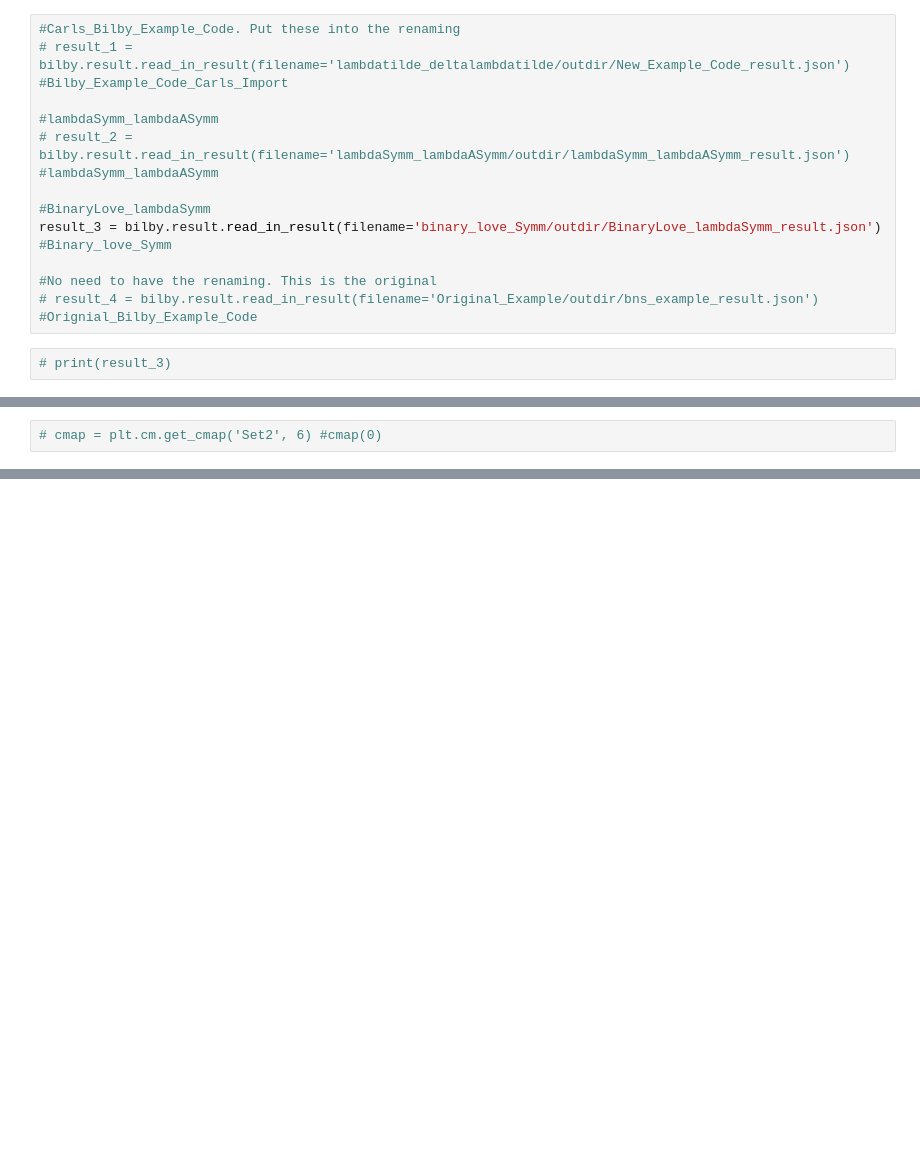
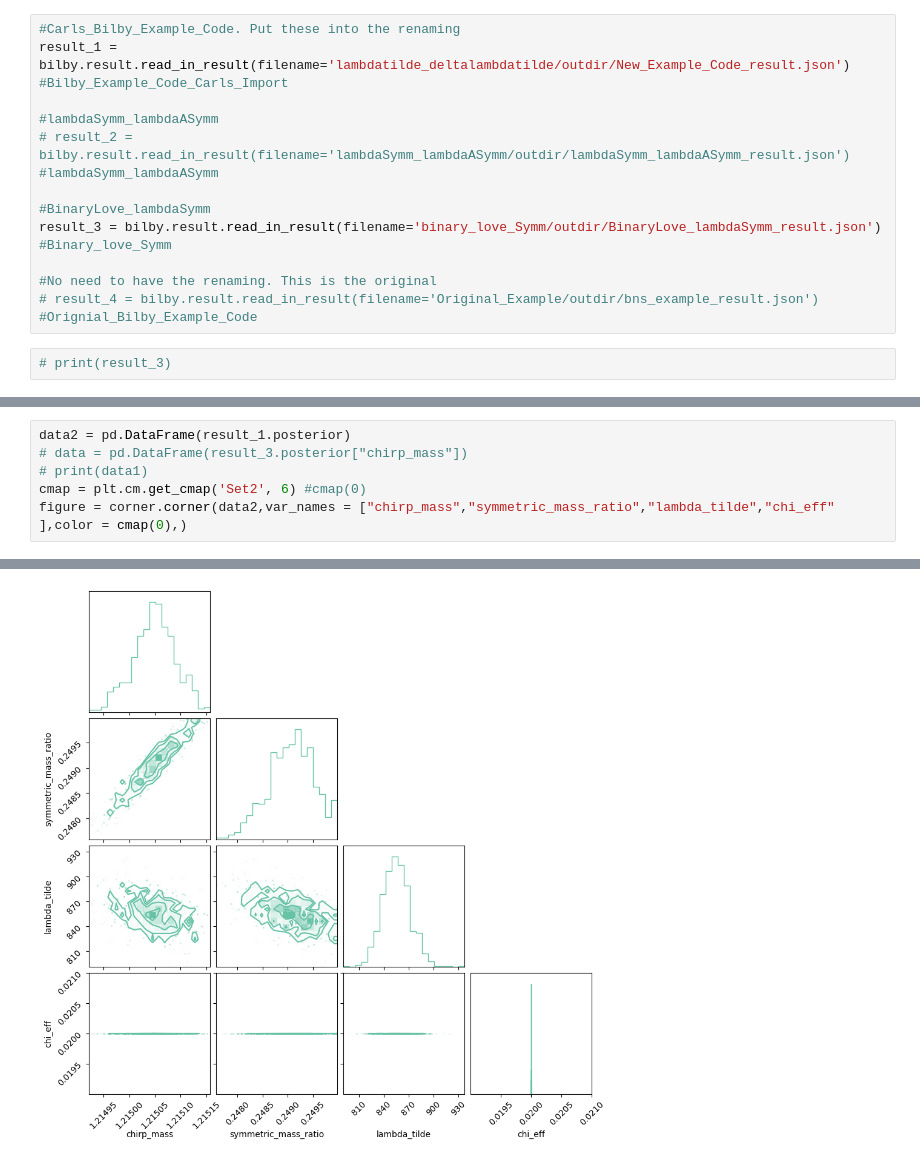
Before and after one commit to daniellmarc/Binary_Love, a Jupyter notebook: CornerPlots.ipynb, the cells around one changed output, grey strips where cells are left out. Saved outputs shown, nothing was run; the diff lists cells and outputs as text; blank space fills up the shorter version.

Commit message:
corner plot for LVK

```diff
--- a/CornerPlots.ipynb
+++ b/CornerPlots.ipynb
@@ -15,7 +15,7 @@ import corner #Uses matplotlib to visualize multidimensional samples using a sca
 import pandas as pd
 # %%
 #Carls_Bilby_Example_Code. Put these into the renaming
-# result_1 = bilby.result.read_in_result(filename='lambdatilde_deltalambdatilde/outdir/New_Example_Code_result.json') #Bilby_Example_Code_Carls_Import
+result_1 = bilby.result.read_in_result(filename='lambdatilde_deltalambdatilde/outdir/New_Example_Code_result.json') #Bilby_Example_Code_Carls_Import
 
 #lambdaSymm_lambdaASymm
 # result_2 = bilby.result.read_in_result(filename='lambdaSymm_lambdaASymm/outdir/lambdaSymm_lambdaASymm_result.json') #lambdaSymm_lambdaASymm
@@ -38,2 +39,7 @@ WARNING:root:Pandas support in corner is deprecated; use ArviZ directly
 # %%
-# cmap = plt.cm.get_cmap('Set2', 6) #cmap(0)
+data2 = pd.DataFrame(result_1.posterior)
+# data = pd.DataFrame(result_3.posterior["chirp_mass"])
+# print(data1)
+cmap = plt.cm.get_cmap('Set2', 6) #cmap(0)
+figure = corner.corner(data2,var_names = ["chirp_mass","symmetric_mass_ratio","lambda_tilde","chi_eff" ],color = cmap(0),)
+# %% [output]
@@ -39,0 +47 @@ WARNING:root:Pandas support in corner is deprecated; use ArviZ directly
+[figure, added]
```
Also changed, not shown: parts of 2 cells of this notebook.
